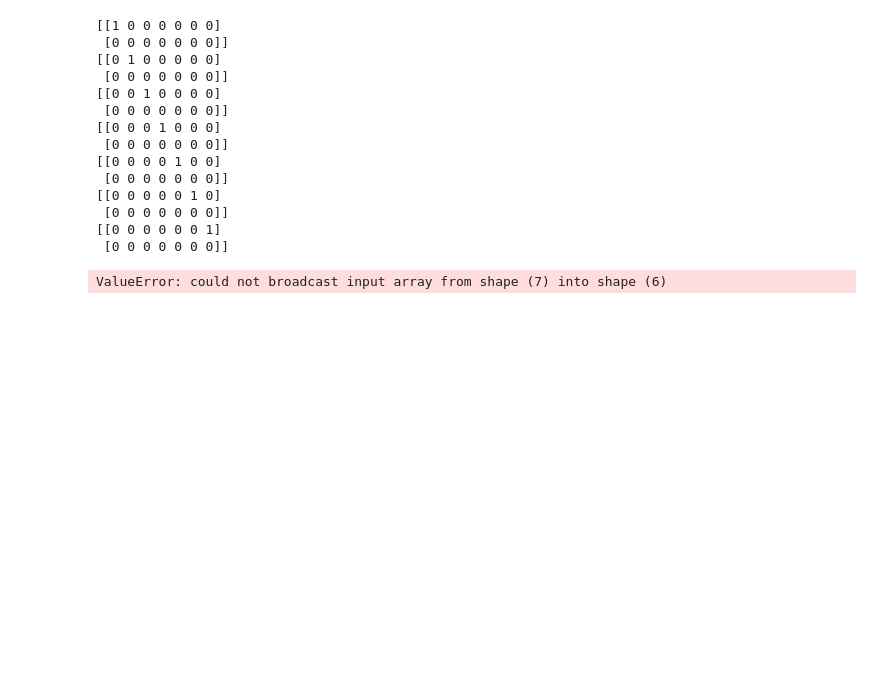
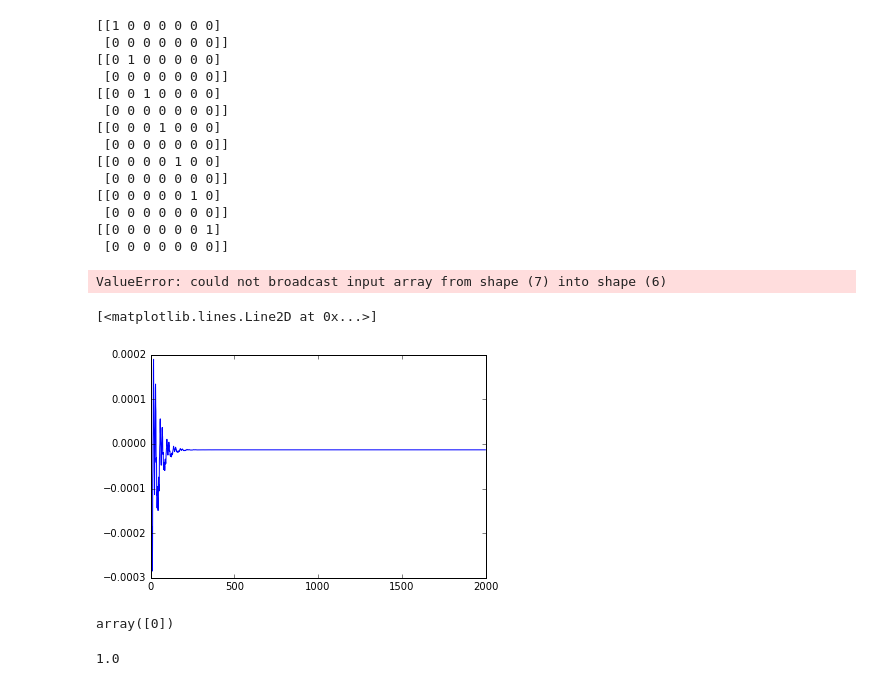
Before and after one commit to brennerd11/EpyG, a Jupyter notebook: EpyG/examples/Misc.ipynb, the cells around one changed output. Saved outputs shown, nothing was run; the diff lists cells and outputs as text; code cells hidden in the pictures; blank space fills up the shorter version.

```diff
--- a/EpyG/examples/Misc.ipynb
+++ b/EpyG/examples/Misc.ipynb
@@ -28,3 +34,35 @@ for i in range(7):
 [[0 0 0 0 0 0 1]
  [0 0 0 0 0 0 0]]
 ValueError: could not broadcast input array from shape (7) into shape (6)
+# %%
+%autoreload 2
+state = epg.EpyG(initial_size=2048)
+N=2000
+TR=1.0
+T1=TR/0.025
+T2=TR/0.05
+alpha = deg2rad(5.0)
+S = epg.Shift()
+PHI = np.deg2rad(117.0)
+E = epg.Epsilon(TR/T1, TR/T2)
+a = []
+incr = PHI
+phi = 0.0
+for i in range(N):
+    #print state.max_state
+    phi += i*incr
+    T = epg.Transform(alpha=alpha, phi=phi)
+    state = T*state
+    a.append(np.real(state.get_F(0,rx_phase=phi)))
+    state = E*(S*state)
+
+plot(a)
+# %% [output]
+[<matplotlib.lines.Line2D at 0x...>]
+[figure, added]
+# %%
+import numpy as np
+a = np.arange(6)
+a[0:1]
+# %% [output]
+array([0])
@@ -30,0 +71,4 @@ ValueError: could not broadcast input array from shape (7) into shape (6)
+# %%
+exp(-0.0/1000.0)
+# %% [output]
+1.0
```
Also changed, not shown: parts of 13 cells of this notebook, 3 other files.
